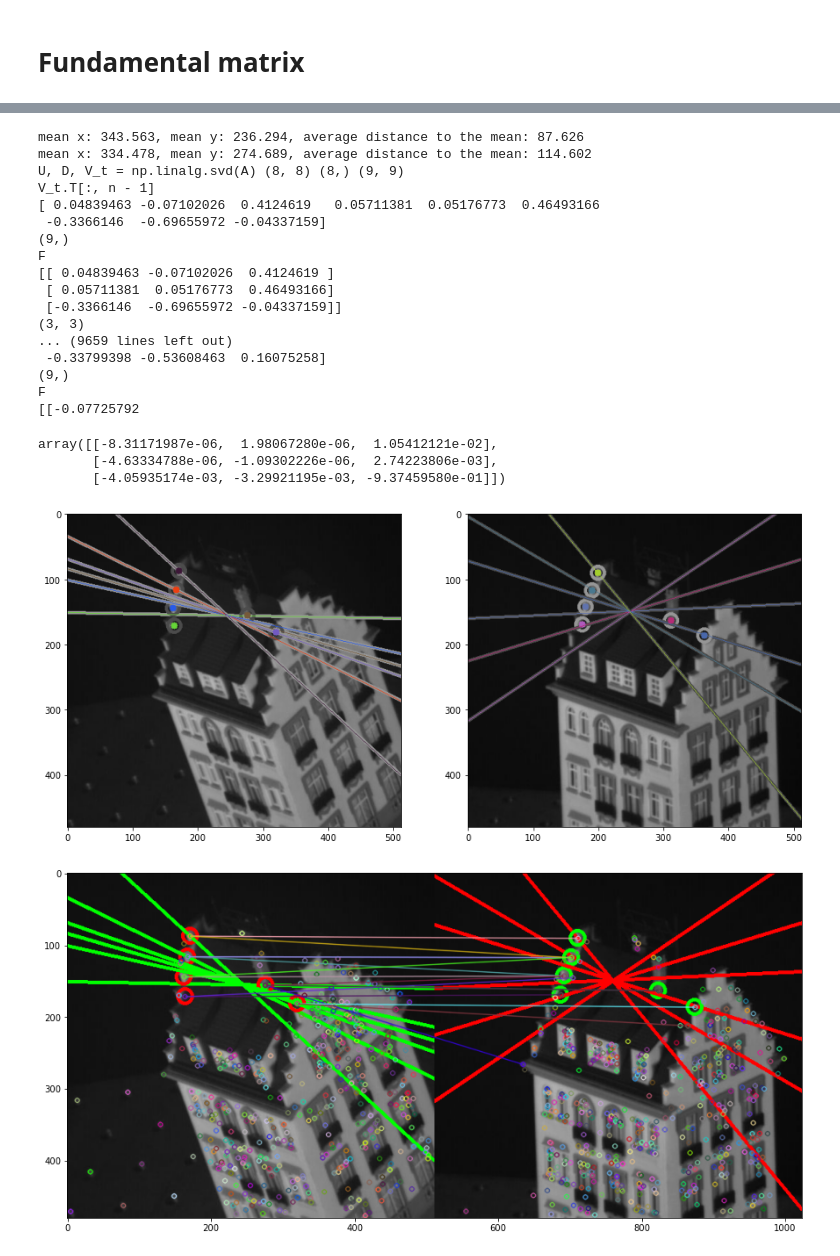
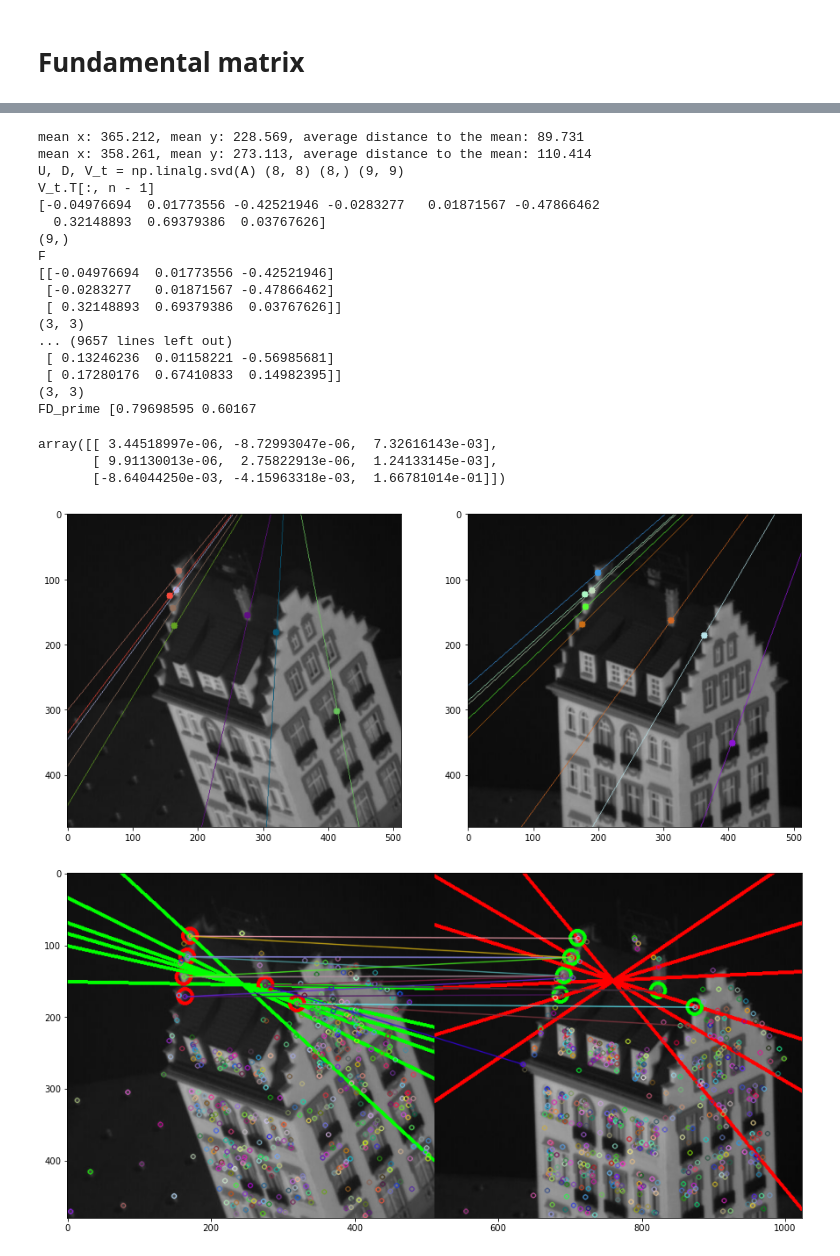
Before and after one commit to OlegBEZb/CV2_UVA_assignments, a Jupyter notebook: assignment2/src/detailed_experiments.ipynb, the cells around one changed output, grey strips where cells are left out. Cells and saved outputs as stored; diff of their text form; code cells hidden in the pictures.

```diff
--- a/assignment2/src/detailed_experiments.ipynb
+++ b/assignment2/src/detailed_experiments.ipynb
@@ -12,10 +12,11 @@ from fundamental_matrix import keypoint_matcher, get_fundamental_matrix, draw_ep
 # Matching
 # %%
 image1 = cv.imread("../Data/House/frame00000001.png")
-image2 = cv.imread("../Data/House/frame00000049.png")
+image2 = cv.imread("../Data/House/frame00000002.png")
 # %%
 matches, matched_points1, matched_points2, kp1, kp2 = keypoint_matcher(image1, image2,
-                                                                       n_points=50,
+                                                                       n_points=20,
+                                                                       distance_threshold=0.15,
                                                                        random_selection=False,
                                                                        filter_neighbours=True,
                                                                        draw_matches=True)
@@ -130,3 +160,4 @@ cv.findFundamentalMat(np.float32(matched_points1), np.float32(matched_points2),
 # %%
-cv.findFundamentalMat(np.float64(matched_points1), np.float64(matched_points2), cv.FM_8POINT)
+F_cv = cv.findFundamentalMat(np.float64(matched_points1), np.float64(matched_points2), cv.FM_8POINT)[0]
+F_cv
 # %% [output]
@@ -170,29 +181,29 @@ cv.findFundamentalMat(np.float64(matched_points1), np.float64(matched_points2),
 # %%
 F = get_fundamental_matrix_ransac(matched_points1, matched_points2, threshold=1, iterations=1000)
 # %% [output]
-mean x: 343.563, mean y: 236.294, average distance to the mean: 87.626
-mean x: 334.478, mean y: 274.689, average distance to the mean: 114.602
+mean x: 365.212, mean y: 228.569, average distance to the mean: 89.731
+mean x: 358.261, mean y: 273.113, average distance to the mean: 110.414
 U, D, V_t = np.linalg.svd(A) (8, 8) (8,) (9, 9)
 V_t.T[:, n - 1]
-[ 0.04839463 -0.07102026  0.4124619   0.05711381  0.05176773  0.46493166
- -0.3366146  -0.69655972 -0.04337159]
+[-0.04976694  0.01773556 -0.42521946 -0.0283277   0.01871567 -0.47866462
+  0.32148893  0.69379386  0.03767626]
 (9,)
 F
-[[ 0.04839463 -0.07102026  0.4124619 ]
- [ 0.05711381  0.05176773  0.46493166]
- [-0.3366146  -0.69655972 -0.04337159]]
+[[-0.04976694  0.01773556 -0.42521946]
+ [-0.0283277   0.01871567 -0.47866462]
+ [ 0.32148893  0.69379386  0.03767626]]
 (3, 3)
-... (9659 lines left out)
- -0.33799398 -0.53608463  0.16075258]
-(9,)
-F
-[[-0.07725792
+... (9657 lines left out)
+ [ 0.13246236  0.01158221 -0.56985681]
+ [ 0.17280176  0.67410833  0.14982395]]
+(3, 3)
+FD_prime [0.79698595 0.60167
 # %%
 F
 # %% [output]
-array([[-8.31171987e-06,  1.98067280e-06,  1.05412121e-02],
-       [-4.63334788e-06, -1.09302226e-06,  2.74223806e-03],
-       [-4.05935174e-03, -3.29921195e-03, -9.37459580e-01]])
+array([[ 3.44518997e-06, -8.72993047e-06,  7.32616143e-03],
+       [ 9.91130013e-06,  2.75822913e-06,  1.24133145e-03],
+       [-8.64044250e-03, -4.15963318e-03,  1.66781014e-01]])
 # %%
 def drawlines(img1, img2, lines, pts1, pts2):
     ''' img1 - image on which we draw the epilines for the points in img2
@@ -207,36 +218,36 @@ def drawlines(img1, img2, lines, pts1, pts2):
         img1 = cv.line(img1, (x0, y0), (x1, y1), color, 1)
         img1 = cv.circle(img=img1, center=(int(pt1[0]), int(
             pt1[1])), radius=5, color=color, thickness=-1)
         img2 = cv.circle(img2, (int(pt2[0]), int(pt2[1])), 5, color, 2)
     return img1, img2
 
 
 img1 = cv.cvtColor(image1, cv.COLOR_RGB2GRAY)
 img2 = cv.cvtColor(image2, cv.COLOR_RGB2GRAY)
 
 
 # Find epilines corresponding to points in right image (second image) and
 # drawing its lines on left image
 lines1 = cv.computeCorrespondEpilines(
-    np.float64(matched_points2).reshape(-1, 1, 2), 2, F)
+    np.float64(matched_points2).reshape(-1, 1, 2), 2, F_cv)
 lines1 = lines1.reshape(-1, 3)
 img5, img6 = drawlines(img1, img2, lines1,
                        np.float64(matched_points1),
                        np.float64(matched_points2))
 # Find epilines corresponding to points in left image (first image) and
 # drawing its lines on right image
 lines2 = cv.computeCorrespondEpilines(
-    np.float64(matched_points1).reshape(-1, 1, 2), 1, F)
+    np.float64(matched_points1).reshape(-1, 1, 2), 1, F_cv)
 lines2 = lines2.reshape(-1, 3)
 img3, img4 = drawlines(img2, img1, lines2,
                        np.float64(matched_points2),
                        np.float64(matched_points1))
 plt.figure(figsize=(15, 15))
 plt.subplot(121), plt.imshow(img5)
 plt.subplot(122), plt.imshow(img3)
 plt.show()
 # %% [output]
-[figure, old version]
+[figure, new version]
 # %%
 draw_epipolar_lines(image1, image2, matches, kp1, kp2, F)
 # %% [output]
```
Also changed, not shown: parts of 87 cells of this notebook, 3 other files.
